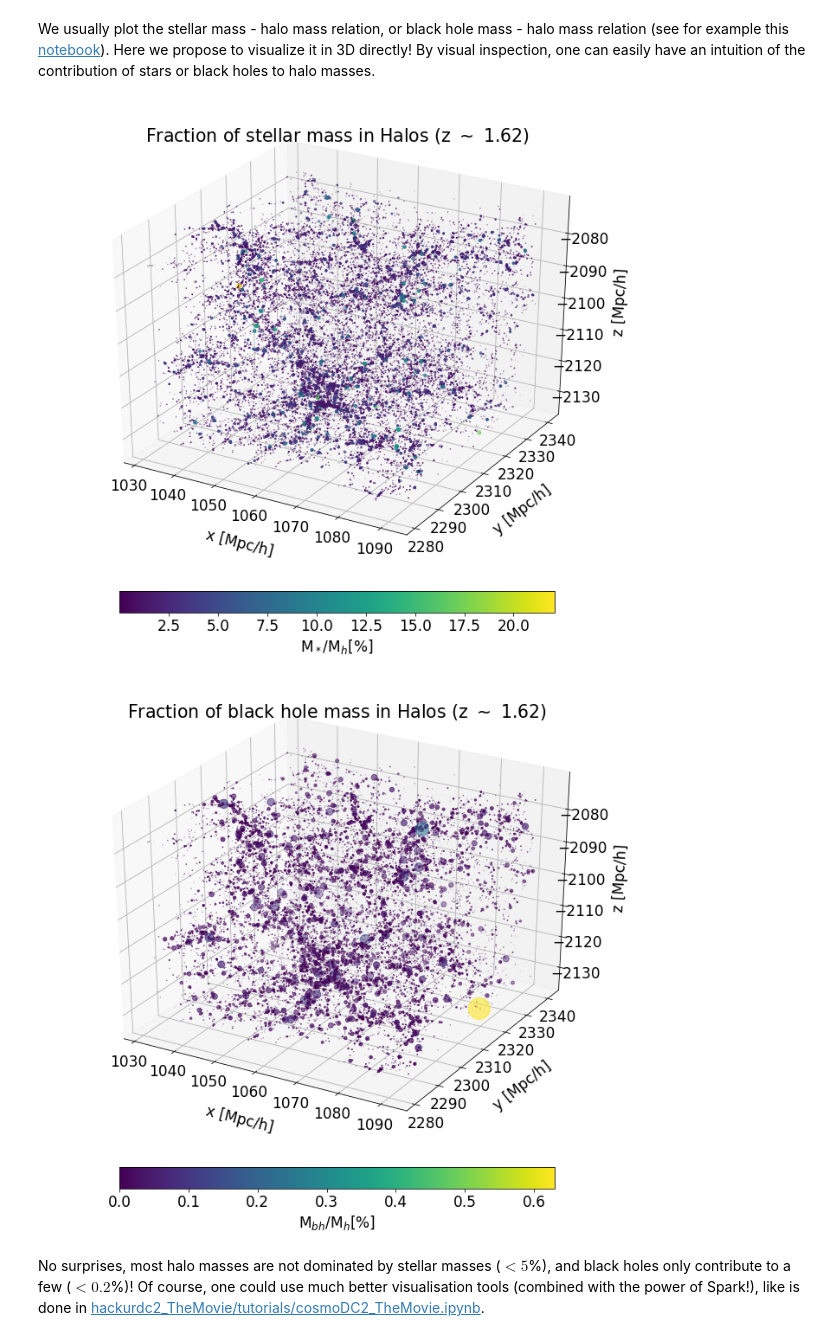
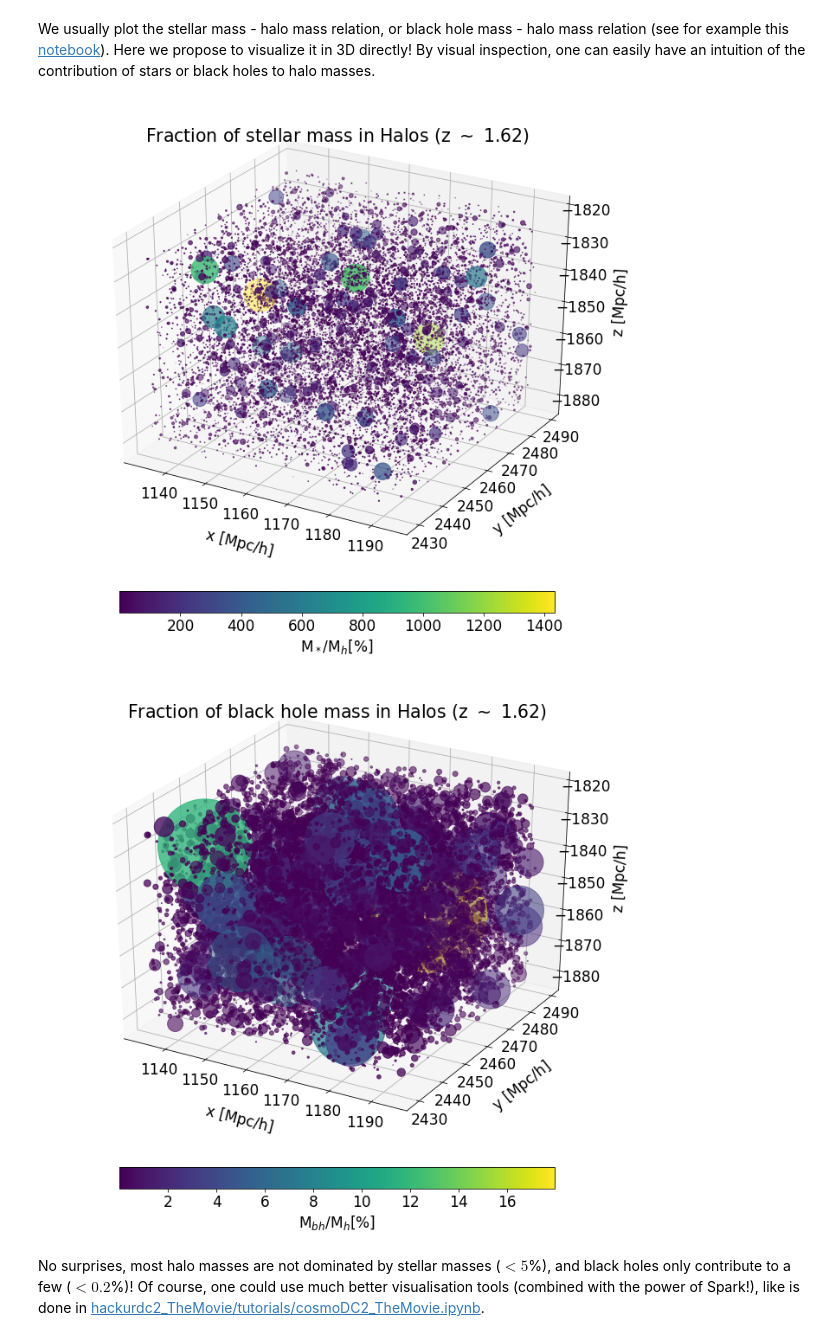
Before and after one commit to JulienPeloton/spark_at_nersc, a Jupyter notebook: notebooks/cosmological_spark.ipynb, the cells around one changed output. Cells and saved outputs as stored; diff of their text form; code cells hidden in the pictures.

```diff
--- a/notebooks/cosmological_spark.ipynb
+++ b/notebooks/cosmological_spark.ipynb
@@ -787,24 +793,24 @@ df_sub = df.select(cols + cols_mass).filter("halo_id > 0")
 # %%
 # Get the mean position of our cube of data
 # (we could also have re-used this from a previous cell)
-df_stat = df_sub.select(["position_x", "position_y", "position_z"]).describe()
+df_stat = df_sub.select(["position_x_mock", "position_y_mock", "position_z_mock"]).describe()
 means = df_stat.collect()[1]
 
-m_x = float(means['position_x'])
-m_y = float(means['position_y'])
-m_z = float(means['position_z'])
+m_x = float(means['position_x_mock'])
+m_y = float(means['position_y_mock'])
+m_z = float(means['position_z_mock'])
 # %%
 # Size of our data cube
 Mpc = 30.
 
 dfcut = df_sub.filter(
-    (F.abs(df_sub.position_x - m_x) < Mpc) &
-    (F.abs(df_sub.position_y - m_y) < Mpc) &
-    (F.abs(df_sub.position_z - m_z) < Mpc))
+    (F.abs(df_sub.position_x_mock - m_x) < Mpc) &
+    (F.abs(df_sub.position_y_mock - m_y) < Mpc) &
+    (F.abs(df_sub.position_z_mock - m_z) < Mpc))
 
 # Go to Pandas for the plot
-df_disp = dfcut.groupBy("halo_id").agg(F.sum("stellar_mass").alias("total_stellar_mass"))
-data_joined = dfcut.join(df_disp, "halo_id")
+df_disp = dfcut.groupBy("halo_id_mock").agg(F.sum("stellar_mass_mock").alias("total_stellar_mass"))
+data_joined = dfcut.join(df_disp, "halo_id_mock")
 p = data_joined.toPandas()
 # %%
 matplotlib.rcParams.update({'font.size': 17})
@@ -825,48 +831,48 @@ def fmass(p: pd.DataFrame, which: str) -> pd.Series:
     ratio: pd.Series
         1D array with fractional masses.
     """
-    ratio = (p[which] / p['halo_mass']) * 100
+    ratio = (p[which] / p['halo_mass_mock']) * 100
     return ratio
 
 
 # Stellar mass / halo mass
 fig = plt.figure(figsize=(12,12))
 ax = fig.add_subplot(111, projection='3d')
-ax.set_title('Fraction of stellar mass in Halos (z $\sim$ {:.2f})'.format(p.redshift.mean()))
+ax.set_title('Fraction of stellar mass in Halos (z $\sim$ {:.2f})'.format(p.redshift_mock.mean()))
 
 c = ax.scatter(
-    p.position_x,
-    p.position_y,
-    p.position_z,
+    p.position_x_mock,
+    p.position_y_mock,
+    p.position_z_mock,
     c=fmass(p, "total_stellar_mass"),
     s=fmass(p, "total_stellar_mass"))
 plt.colorbar(c, shrink=0.75, label=r"${\rm M}_*/{\rm M}_h$[%]", orientation="horizontal", pad=0.05)
 
 ax.set_xlabel(r'x [Mpc/h]', labelpad=20)
 ax.set_ylabel(r'y [Mpc/h]', labelpad=20)
 ax.set_zlabel(r'z [Mpc/h]', labelpad=20)
 plt.show()
 
 # Black hole mass / halo mass
 fig = plt.figure(figsize=(12,12))
 ax = fig.add_subplot(111, projection='3d')
-ax.set_title('Fraction of black hole mass in Halos (z $\sim$ {:.2f})'.format(p.redshift.mean()))
+ax.set_title('Fraction of black hole mass in Halos (z $\sim$ {:.2f})'.format(p.redshift_mock.mean()))
 c = ax.scatter(
-    p.position_x,
-    p.position_y,
-    p.position_z,
-    c=fmass(p, "blackHoleMass"),
-    s=fmass(p, "blackHoleMass")*1000)
+    p.position_x_mock,
+    p.position_y_mock,
+    p.position_z_mock,
+    c=fmass(p, "blackHoleMass_mock"),
+    s=fmass(p, "blackHoleMass_mock")*1000)
 plt.colorbar(c, shrink=0.75, label=r"${\rm M}_{bh}/{\rm M}_h$[%]", orientation="horizontal", pad=0.05)
 
 ax.set_xlabel(r'x [Mpc/h]', labelpad=20)
 ax.set_ylabel(r'y [Mpc/h]', labelpad=20)
 ax.set_zlabel(r'z [Mpc/h]', labelpad=20)
 
 plt.show()
 # %% [output]
-[figure, old version]
+[figure, new version]
-[figure, old version]
+[figure, new version]
 # %% [markdown]
 No surprises, most halo masses are not dominated by stellar masses ($< 5$%), and black holes only contribute to a few ($< 0.2$%)! Of course, one could use much better visualisation tools (combined with the power of Spark!), like is done in [hackurdc2_TheMovie/tutorials/cosmoDC2_TheMovie.ipynb](https://github.com/LSSTDESC/DC2-analysis/blob/u/LAL/hackurdc2_TheMovie/tutorials/cosmoDC2_TheMovie.ipynb).
 # %% [markdown]
```
Also changed, not shown: parts of 26 cells of this notebook.
